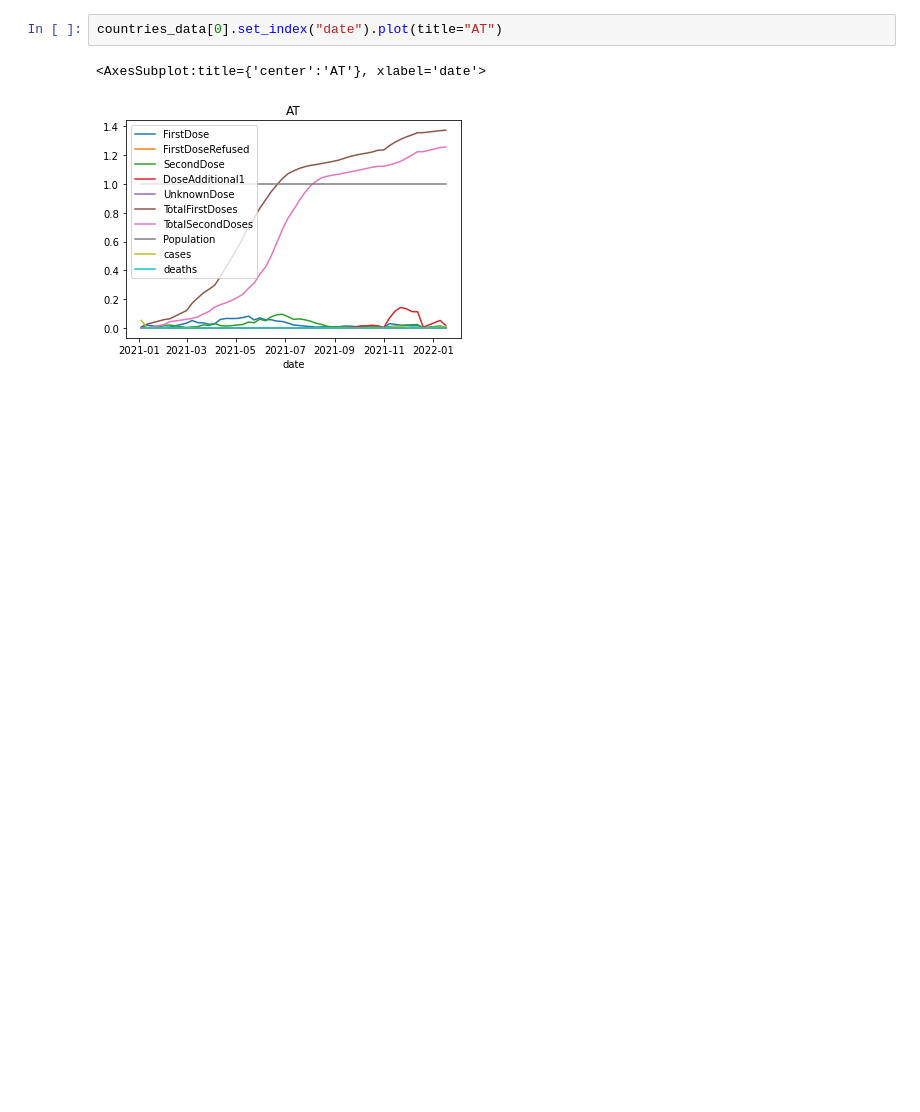
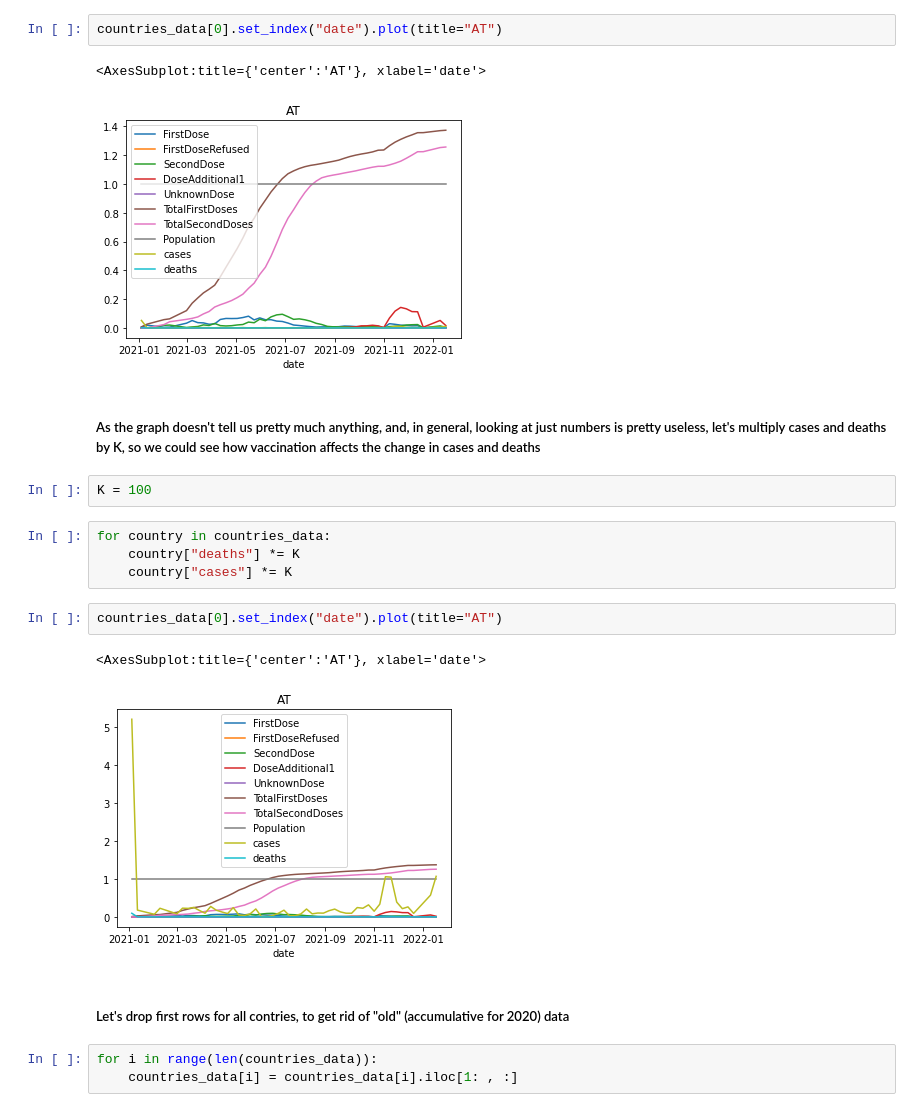
Before and after one commit to shaaanya/covid_in_europe_visualisations, a Jupyter notebook: covid_visualisations.ipynb, the cells around one changed output. Cells and saved outputs as stored; diff of their text form; blank space fills up the shorter version.

```diff
--- a/covid_visualisations.ipynb
+++ b/covid_visualisations.ipynb
@@ -367,3 +367,21 @@ countries_data[0].set_index("date").plot(title="AT")
 # %% [output]
 <AxesSubplot:title={'center':'AT'}, xlabel='date'>
 [figure]
+# %% [markdown]
+##### As the graph doesn't tell us pretty much anything, and, in general, looking at just numbers is pretty useless, let's multiply cases and deaths by K, so we could see how vaccination affects the change in cases and deaths
+# %%
+K = 100
+# %%
+for country in countries_data:
+    country["deaths"] *= K
+    country["cases"] *= K
+# %%
+countries_data[0].set_index("date").plot(title="AT")
+# %% [output]
+<AxesSubplot:title={'center':'AT'}, xlabel='date'>
+[figure, added]
+# %% [markdown]
+##### Let's drop first rows for all contries, to get rid of "old" (accumulative for 2020) data
+# %%
+for i in range(len(countries_data)):
+    countries_data[i] = countries_data[i].iloc[1: , :]
```
Also changed, not shown: parts of 3 cells of this notebook, 1 other file.
